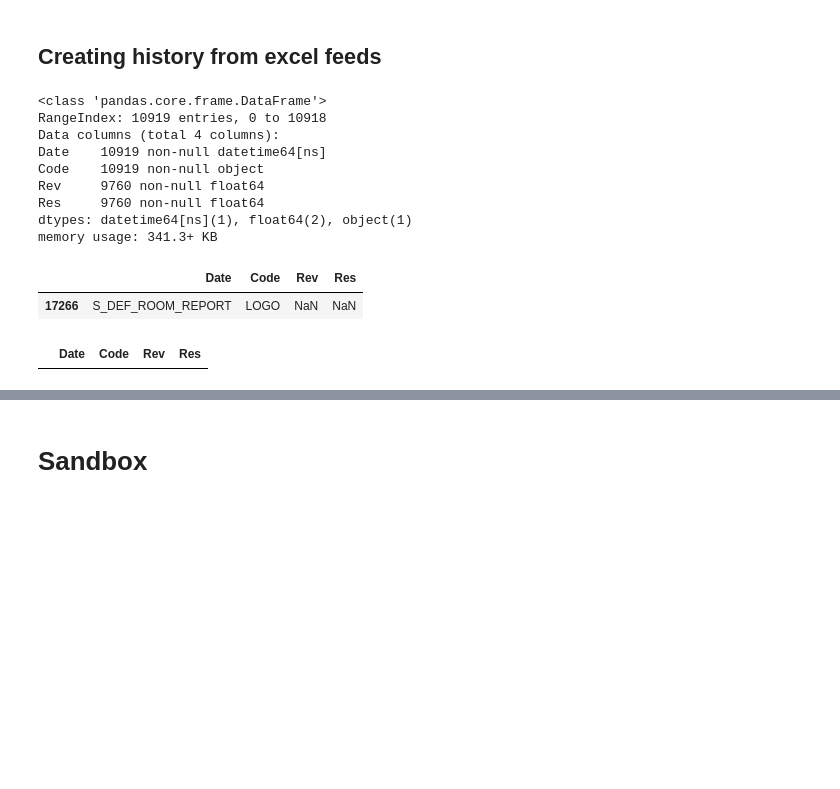
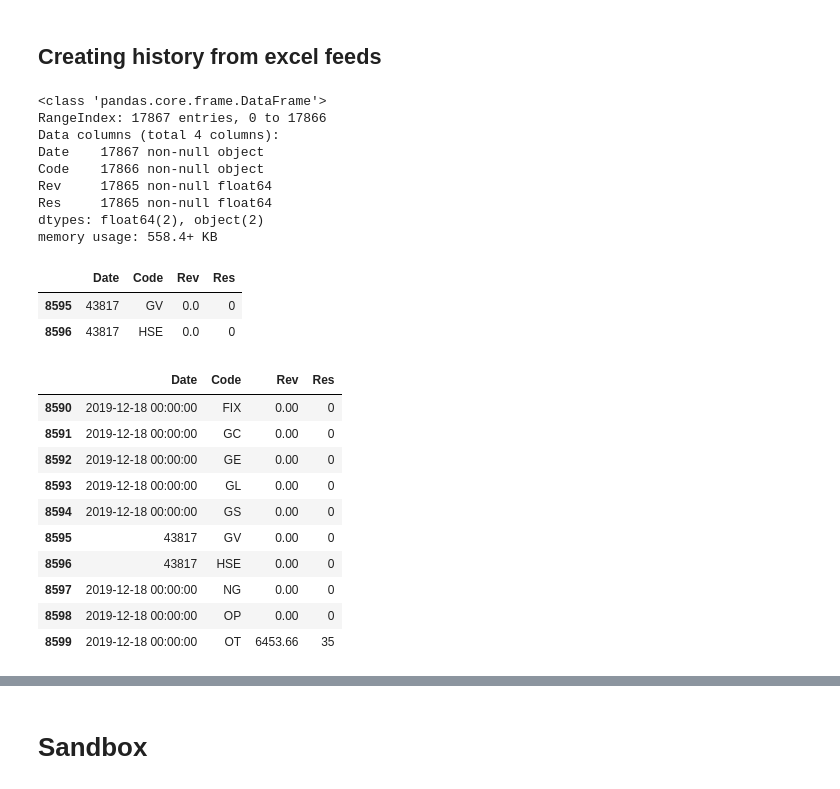
Before and after one commit to cjw21889/revreports, a Jupyter notebook: notebooks/Arlo.ipynb, the cells around one changed output, grey strips where cells are left out. Cells and saved outputs as stored; diff of their text form; code cells hidden in the pictures; blank space fills up the shorter version.

```diff
--- a/notebooks/Arlo.ipynb
+++ b/notebooks/Arlo.ipynb
@@ -186,7 +186,7 @@ df3.head()
 ## Creating history from excel feeds
 # %%
 # load history file
-history = pd.read_excel('history.xlsx',sheet_name='Seg_Feed', usecols=['RESERVATION_DATE','MARKET_CODE', 'PRINT_NO_OF_ROOMS', 'TOTAL_REVENUE'],
+history = pd.read_excel('../history.xlsx',sheet_name='Feed', usecols=['RESERVATION_DATE','MARKET_CODE', 'PRINT_NO_OF_ROOMS', 'TOTAL_REVENUE'],
                        skipfooter=2, parse_dates=['RESERVATION_DATE'])
 
 history.columns = ['Date', 'Code', 'Rev', 'Res']
@@ -195,30 +195,44 @@ history.columns = ['Date', 'Code', 'Rev', 'Res']
 history.info()
 # %% [output]
 <class 'pandas.core.frame.DataFrame'>
-RangeIndex: 10919 entries, 0 to 10918
+RangeIndex: 17867 entries, 0 to 17866
 Data columns (total 4 columns):
-Date    10919 non-null datetime64[ns]
-Code    10919 non-null object
-Rev     9760 non-null float64
-Res     9760 non-null float64
-dtypes: datetime64[ns](1), float64(2), object(1)
-memory usage: 341.3+ KB
+Date    17867 non-null object
+Code    17866 non-null object
+Rev     17865 non-null float64
+Res     17865 non-null float64
+dtypes: float64(2), object(2)
+memory usage: 558.4+ KB
 # %%
 # if not see where the error is
 history['Date'] = pd.to_datetime(history.Date)
+# %%
+# drop na if the error is from extra strings
+history = history.dropna()
 # %%
 # insert error string here to get row number of error
-history[history.Date == 'S_DEF_ROOM_REPORT']
+history[history.Date == '43817']
 # %% [output]
 |  | Date | Code | Rev | Res |
-| 17266 | S_DEF_ROOM_REPORT | LOGO | NaN | NaN |
+| 8595 | 43817 | GV | 0.0 | 0 |
+| 8596 | 43817 | HSE | 0.0 | 0 |
 # %%
 # drop na if split in middle with headers
 history.dropna(inplace=True)
 # %%
 # check surrounding row numbers if it is a date issue
-history.loc[17264:17268]
+history.loc[8590:8599]
 # %% [output]
 |  | Date | Code | Rev | Res |
+| 8590 | 2019-12-18 00:00:00 | FIX | 0.00 | 0 |
+| 8591 | 2019-12-18 00:00:00 | GC | 0.00 | 0 |
+| 8592 | 2019-12-18 00:00:00 | GE | 0.00 | 0 |
+| 8593 | 2019-12-18 00:00:00 | GL | 0.00 | 0 |
+| 8594 | 2019-12-18 00:00:00 | GS | 0.00 | 0 |
+| 8595 | 43817 | GV | 0.00 | 0 |
+| 8596 | 43817 | HSE | 0.00 | 0 |
+| 8597 | 2019-12-18 00:00:00 | NG | 0.00 | 0 |
+| 8598 | 2019-12-18 00:00:00 | OP | 0.00 | 0 |
+| 8599 | 2019-12-18 00:00:00 | OT | 6453.66 | 35 |
 # %%
 # set the date of the missing cells
```
Also changed, not shown: parts of 27 cells of this notebook, 4 other files.
